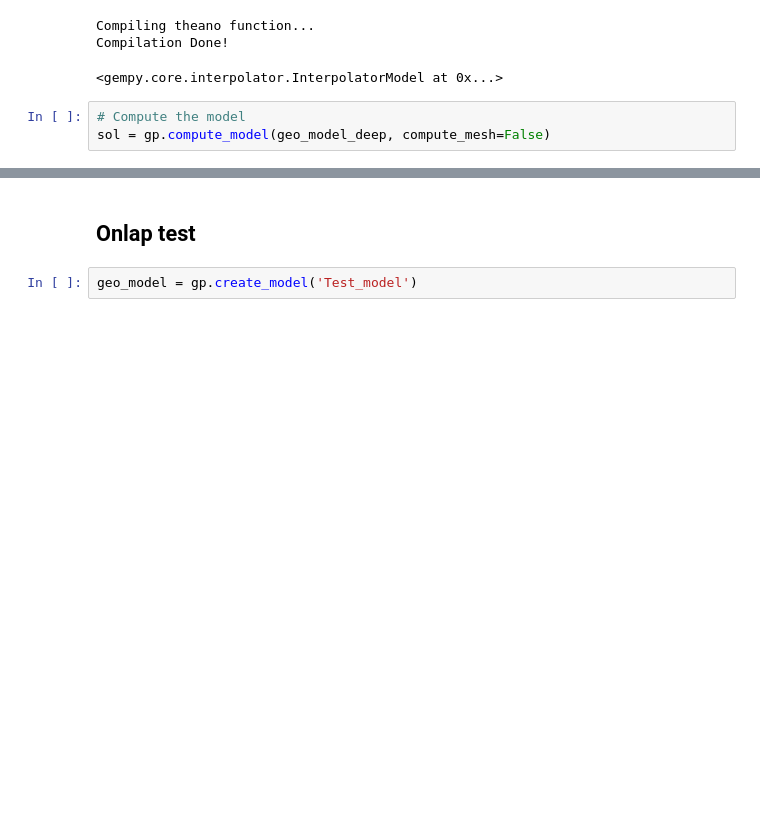
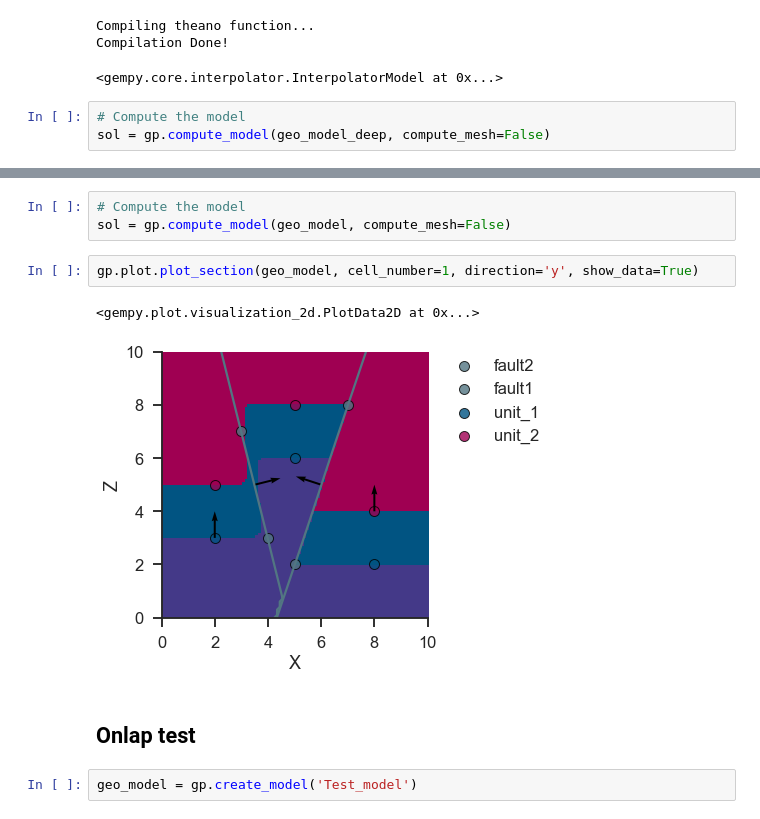
Before and after one commit to Japhiolite/gempy-tests, a Jupyter notebook: notebooks/Test_models.ipynb, the cells around one changed output, grey strips where cells are left out. Saved outputs shown, nothing was run; the diff lists cells and outputs as text; blank space fills up the shorter version.

```diff
--- a/notebooks/Test_models.ipynb
+++ b/notebooks/Test_models.ipynb
@@ -313,3 +412,11 @@ gp.plot.plot_section(geo_model_deep, cell_number=2, direction='y', show_data=Tru
+# %%
+# Compute the model
+sol = gp.compute_model(geo_model, compute_mesh=False)
+# %%
+gp.plot.plot_section(geo_model, cell_number=1, direction='y', show_data=True)
+# %% [output]
+<gempy.plot.visualization_2d.PlotData2D at 0x...>
+[figure, added]
 # %% [markdown]
 ## Onlap test
 # %%
```
Also changed, not shown: parts of 19 cells of this notebook, 6 other files.
